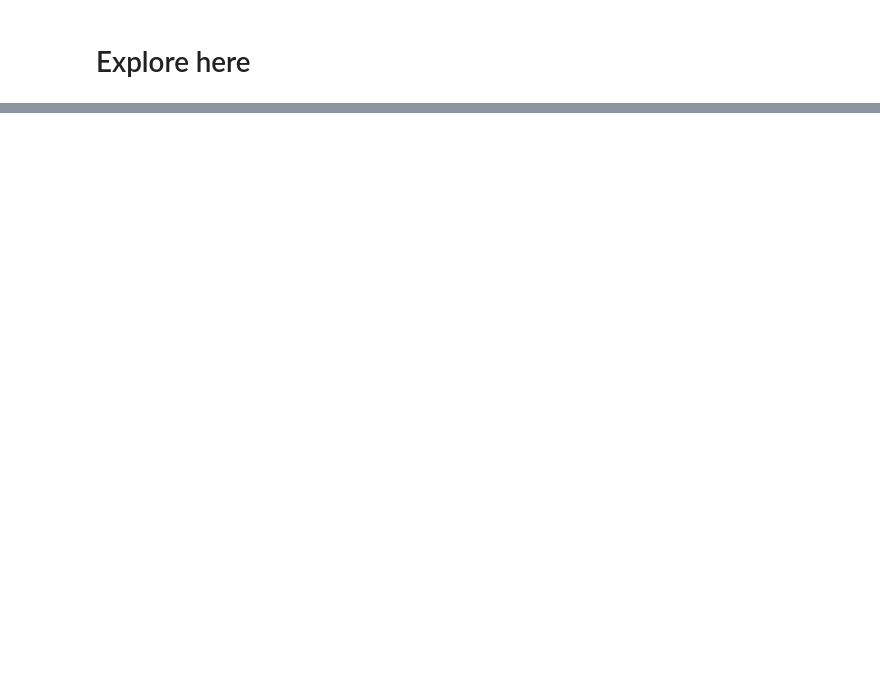
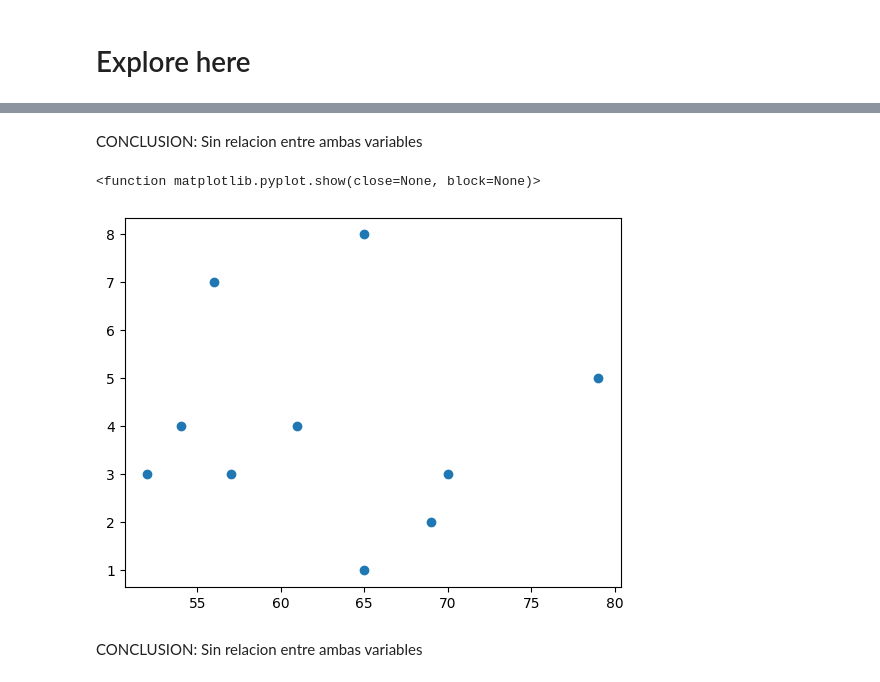
Before and after one commit to PabloRoblesA/interacting-with-api-python-project-tutorial, a Jupyter notebook: src/explore.ipynb, the cells around one changed output, grey strips where cells are left out. Drawn from its saved outputs; the diff is of its cells as text; code cells hidden in the pictures; blank space fills up the shorter version.

Commit message:
#API_Spotipy#3

```diff
--- a/src/explore.ipynb
+++ b/src/explore.ipynb
@@ -13,15 +13,4 @@ load_dotenv()
 client_id = os.environ.get('CLIENT_ID')
 client_secret = os.environ.get('CLIENT_SECRET')
 
-SP = spotipy.Spotify(auth_manager=SpotifyOAuth(client_id=client_id,client_secret=client_secret,redirect_uri='https://localhost'))
-
-ID_ARTISTA ='2ziB7fzrXBoh1HUPS6sVFn'
-response = SP.artist_top_tracks(ID_ARTISTA)
-
-TRACKS = response['tracks']
-df_tracks = pd.DataFrame.from_records(TRACKS)
-df_tracks_sort = df_tracks.sort_values(by=['popularity'])
-print(df_tracks_sort.head(3))
-
-plt.scatter(x=df_tracks['popularity'],y=df_tracks['duration_ms'])
-plt.show
+sp = spotipy.Spotify(auth_manager=SpotifyOAuth(client_id=client_id,client_secret=client_secret,redirect_uri='https://localhost'))
@@ -30,0 +17,4 @@ plt.show
+# %%
+ID_ARTISTA ='2ziB7fzrXBoh1HUPS6sVFn'
+response = sp.artist_top_tracks(ID_ARTISTA)
+print(response)
@@ -30,0 +39,3 @@ plt.show
+# %%
+df_tracks.sort_values(['popularity'], inplace=True)         #Ordenar DF por popularidad
+df_tracks
@@ -30,0 +68,11 @@ plt.show
+# %% [markdown]
+CONCLUSION: Sin relacion entre ambas variables
+# %%
+#Analisis entre popularidad y numero de track dentro del album de cada cancion.
+plt.scatter(x=df_tracks['popularity'],y=df_tracks['track_number'])
+plt.show
+# %% [output]
+<function matplotlib.pyplot.show(close=None, block=None)>
+[figure, added]
+# %% [markdown]
+CONCLUSION: Sin relacion entre ambas variables
```
Also changed, not shown: parts of 6 cells of this notebook, 3 other files.
